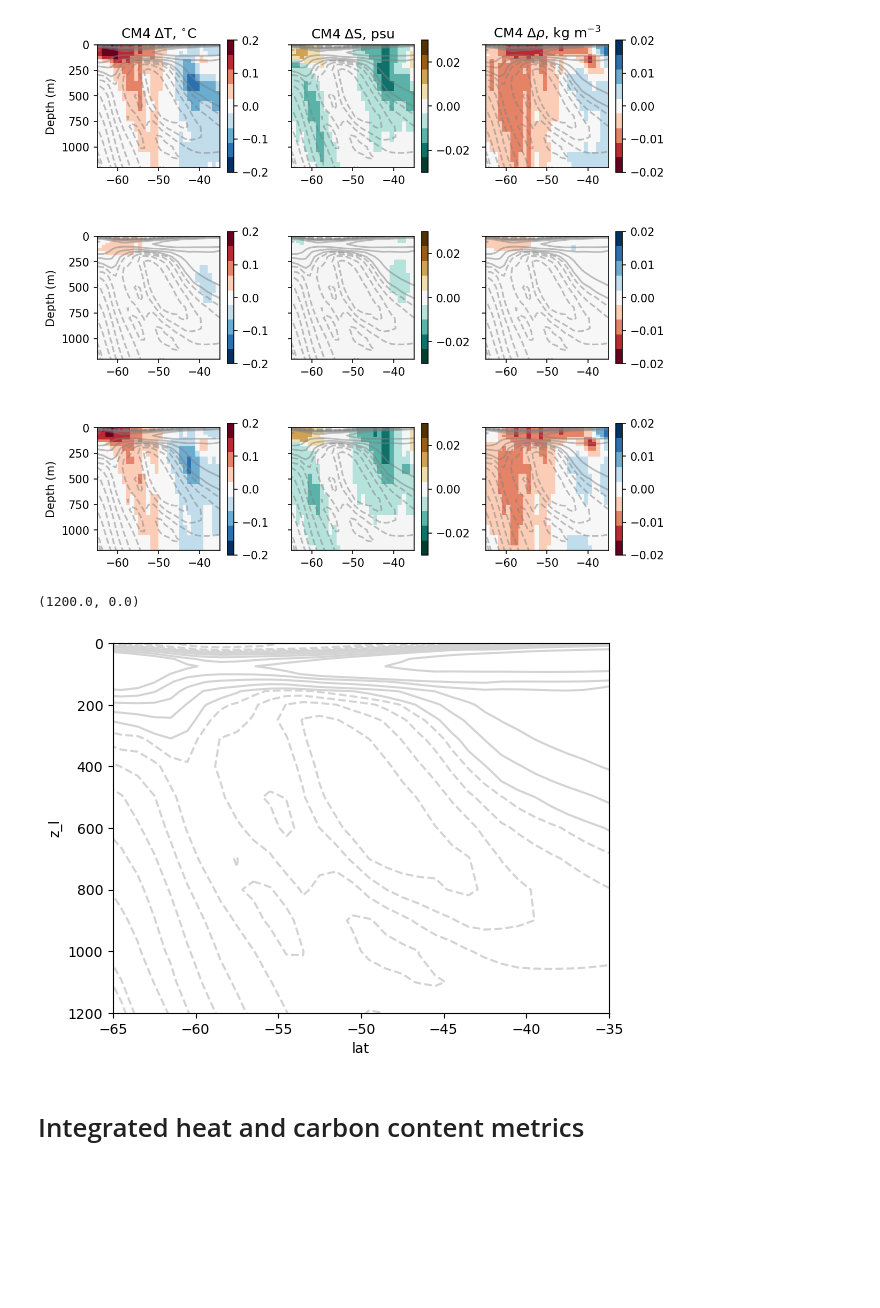
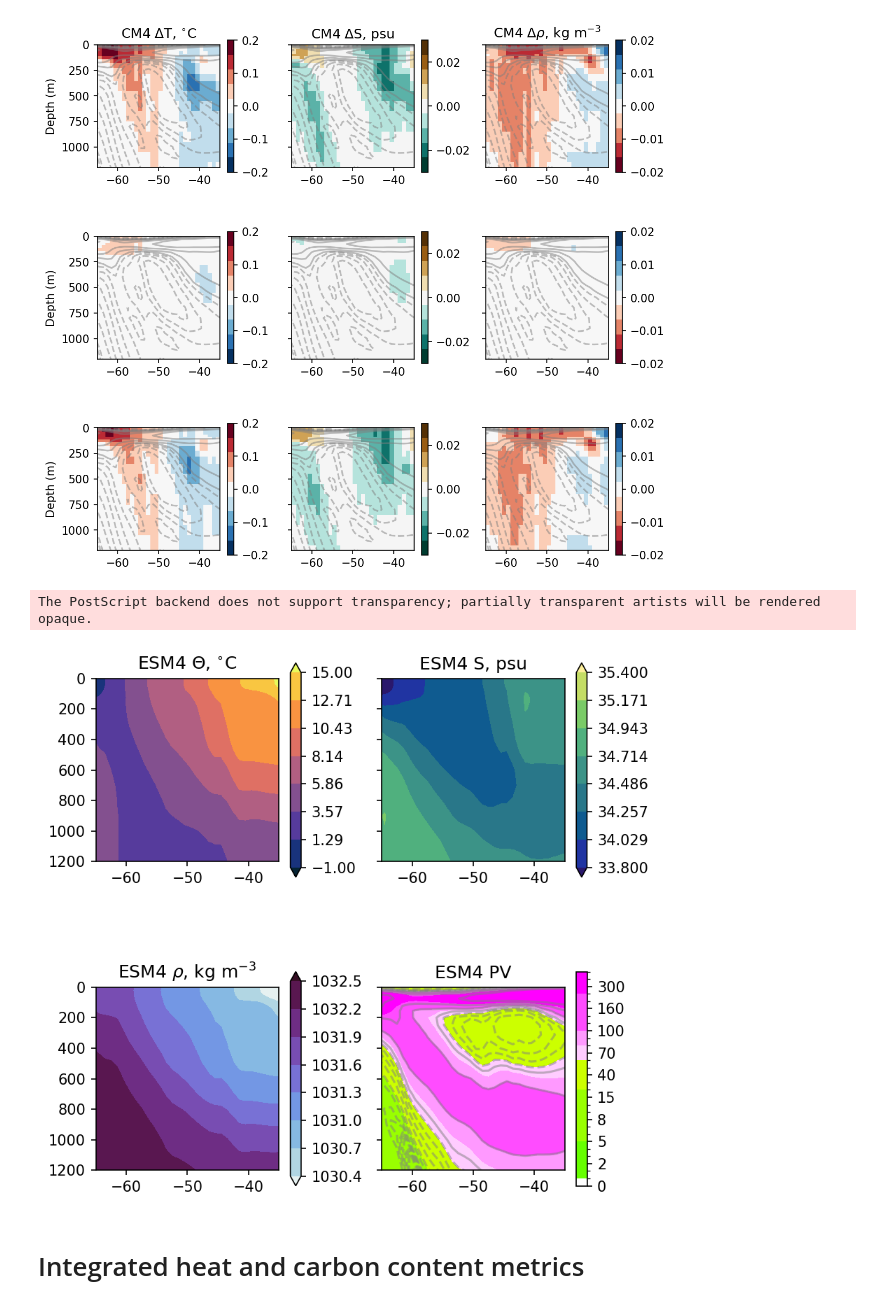
Before and after one commit to keturner8/stormtrack_variability, a Jupyter notebook: notebooks/composites_CMIP_SAMresid.ipynb, the cells around one changed output. Saved outputs shown, nothing was run; the diff lists cells and outputs as text; code cells hidden in the pictures; blank space fills up the shorter version.

Commit message:
add climatological figures for supplementary

```diff
--- a/notebooks/composites_CMIP_SAMresid.ipynb
+++ b/notebooks/composites_CMIP_SAMresid.ipynb
@@ -44,7 +44,7 @@ def get_SAM_residuals(SAM_index, da):
     resid = da - da.mean(dim="time") - SAM_index * slope_map
     return resid, slope_map
 # %%
-mod = "CM4"
+mod = "ESM4"
 
 # getting SAM indices
 SAM = {}
@@ -903,13 +903,72 @@ plt.savefig(f'/work/Katherine.Turner/stormtrack_variability/figures/composites/i
 The PostScript backend does not support transparency; partially transparent artists will be rendered opaque.
 [figure]
 # %%
-pv_mean.plot.contour(levels=levels[:18], linestyles="dashed", colors="lightgrey")
-pv_mean.plot.contour(levels=levels[18::2], linestyles="solid", colors="lightgrey")
-plt.xlim([-65, -35])
-plt.ylim([1200, 0])
+# 4 panel plot for climatological temperature, salinity, density, and PV
+
+d_clim = {'cm': {"thetao": cmo.cm.thermal,
+                 "so": cmo.cm.haline,
+                 "sigma1": cmo.cm.dense,
+                },
+          'v0': {"thetao": -1,
+                 "so": 33.8,
+                 "sigma1": 1030.4,
+                },
+          'v1': {"thetao": 15,
+                 "so": 35.4,
+                 "sigma1": 1032.5,
+                },
+          'title': {"thetao": "$\Theta$, $^{\circ}$C",
+                   "so": "S, psu",
+                   "sigma1": r"$\rho$, kg m$^{-3}$",
+                   }
+         }
+
+fig, axs = plt.subplots(nrows=2, ncols=2, figsize=(6,6), dpi=150, sharey=True)
+axs = axs.flatten()
+
+for i, v in enumerate(var):
+    ds_v = xr.open_dataset(
+        f"/work/Katherine.Turner/tempest-extremes/{mod}_cmip/data/{v}_{s}_detrend.nc"
+    )
+
+    da = ds_v[f"{v}_detrend"]
+
+    da.sel(lon=regions["e_pac"]).mean(dim=["lon", "time"]).plot.contourf(
+        ax=axs[i],
+        vmin=d_clim["v0"][v], vmax=d_clim["v1"][v],
+        cmap=d_clim["cm"][v],
+        levels=8,
+        #extend='neither',
+        cbar_kwargs={"label": "",
+                     "shrink": 0.75},
+    )
+    axs[i].set_title(f"{mod} {d_clim['title'][v]}")
+
+pv_mean.plot.contourf(ax=axs[3], levels=levels, colors=colors, cbar_kwargs={"label": "",
+                     "shrink": 0.75})
+pv_mean.plot.contour(ax=axs[3], levels=levels[:18], linestyles="dashed", colors="grey", alpha=0.5)
+pv_mean.plot.contour(ax=axs[3], levels=levels[18::3], linestyles="solid", colors="grey", alpha=0.5)
+axs[3].set_title(f'{mod} PV')
+
+for j in range(4):
+    axs[j].set_xlim([-65, -35])
+    axs[j].set_ylim([1200, 0])
+    axs[j].set_xlabel('')
+    axs[j].set_ylabel('')
+    axs[j].set_box_aspect(1)
+
+plt.tight_layout()
+
+plt.savefig(f'/work/Katherine.Turner/stormtrack_variability/figures/background_climate/interior_{mod}_4panel.png',
+           dpi=150,
+           format='png')
+
+plt.savefig(f'/work/Katherine.Turner/stormtrack_variability/figures/background_climate/interior_{mod}_4panel.png',
+           #dpi=150,
+           format='eps')
 # %% [output]
-(1200.0, 0.0)
+The PostScript backend does not support transparency; partially transparent artists will be rendered opaque.
-[figure, old version]
+[figure, new version]
 # %%
 s = "JJA"
 r = "e_pac"
```
Also changed, not shown: 2 other files.
